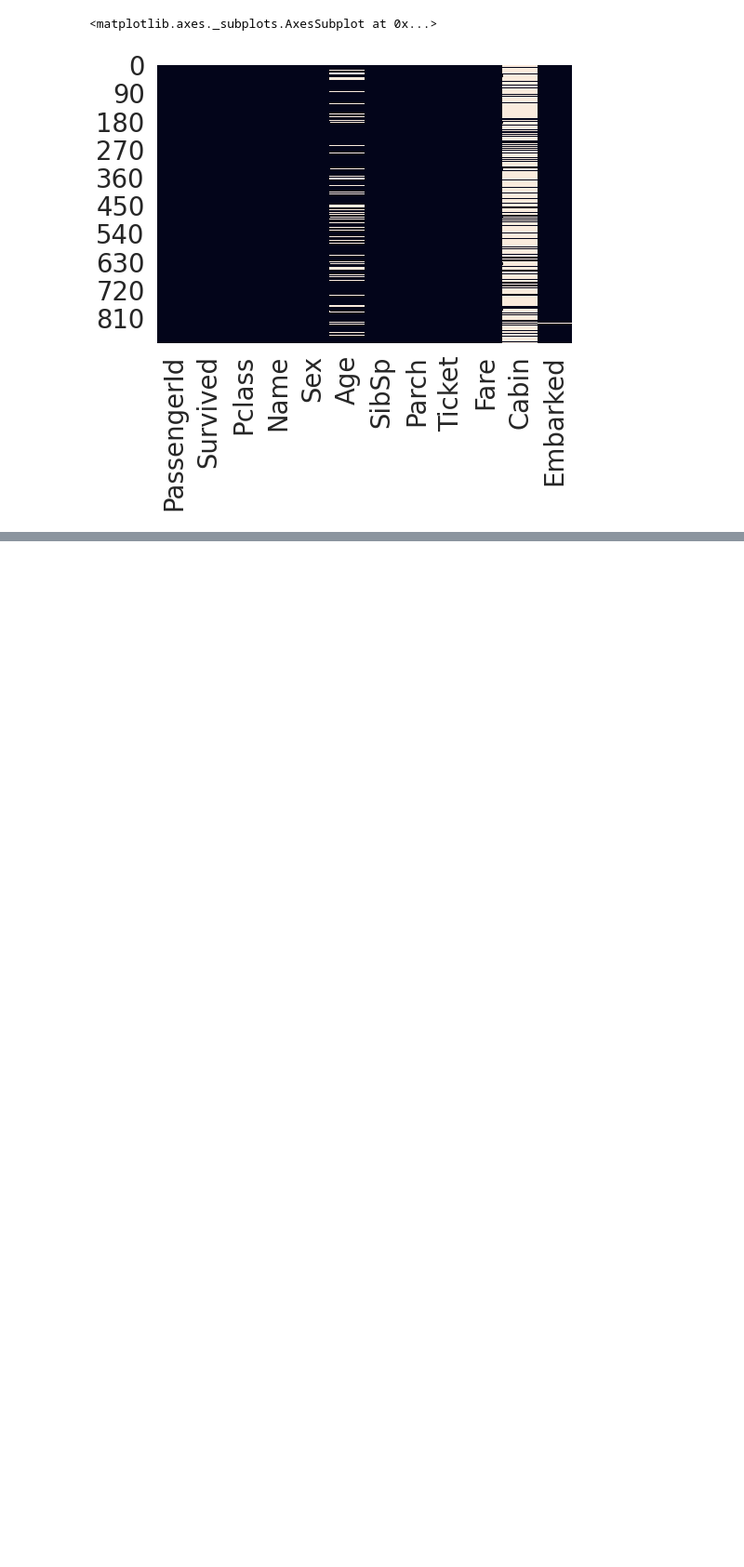
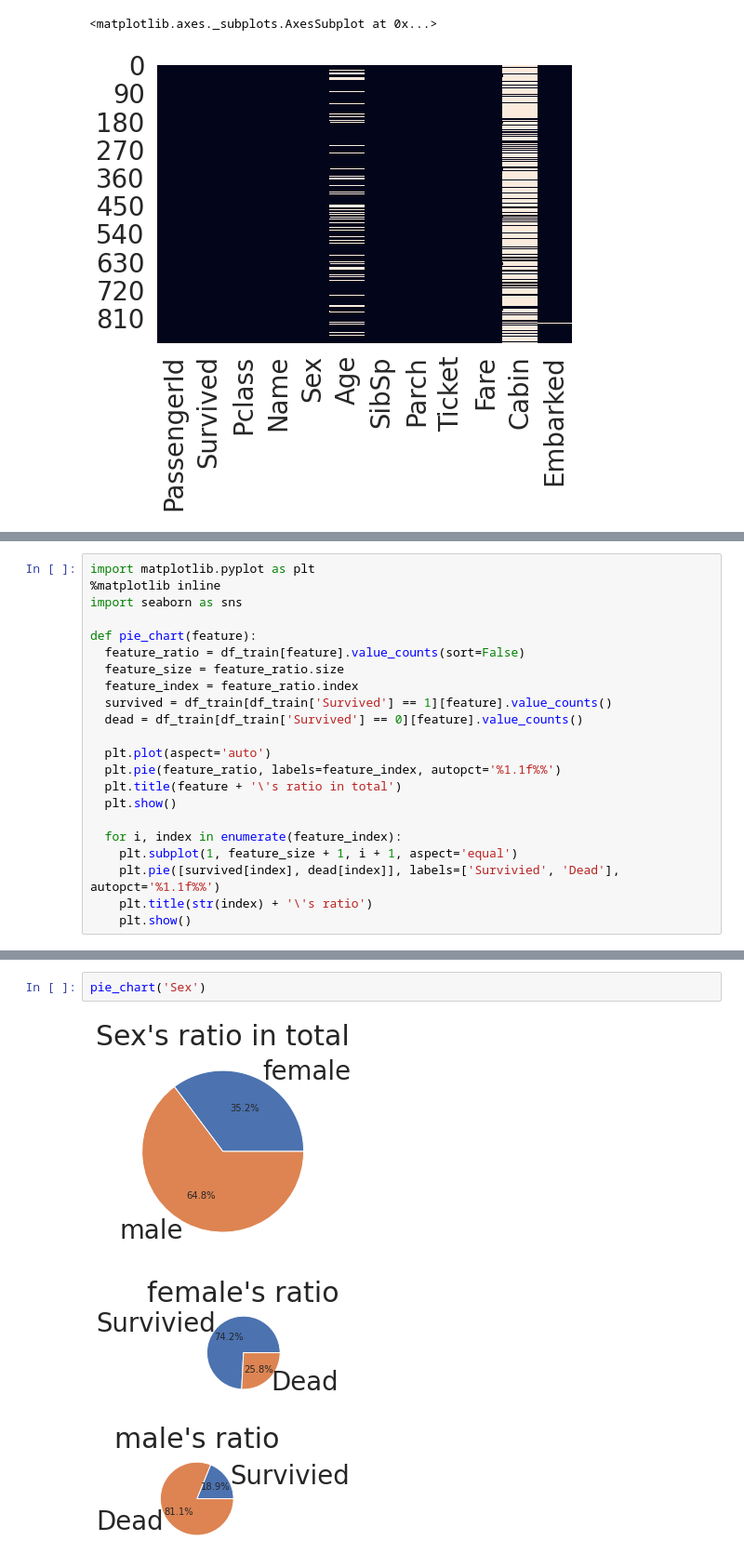
Before and after one commit to gnssl98/MachineLearning_Repo, a Jupyter notebook: kaggle.ipynb, the cells around one changed output, grey strips where cells are left out. Shown at 93% size. Drawn from its saved outputs; the diff is of its cells as text; blank space fills up the shorter version.

```diff
--- a/kaggle.ipynb
+++ b/kaggle.ipynb
@@ -195,0 +254,22 @@ SyntaxError: ignored
+# %%
+import matplotlib.pyplot as plt
+%matplotlib inline
+import seaborn as sns
+
+def pie_chart(feature):
+  feature_ratio = df_train[feature].value_counts(sort=False)
+  feature_size = feature_ratio.size
+  feature_index = feature_ratio.index
+  survived = df_train[df_train['Survived'] == 1][feature].value_counts()
+  dead = df_train[df_train['Survived'] == 0][feature].value_counts()
+
+  plt.plot(aspect='auto')
+  plt.pie(feature_ratio, labels=feature_index, autopct='%1.1f%%')
+  plt.title(feature + '\'s ratio in total')
+  plt.show()
+
+  for i, index in enumerate(feature_index):
+    plt.subplot(1, feature_size + 1, i + 1, aspect='equal')
+    plt.pie([survived[index], dead[index]], labels=['Survivied', 'Dead'], autopct='%1.1f%%')
+    plt.title(str(index) + '\'s ratio')
+    plt.show()
@@ -195,0 +280,6 @@ SyntaxError: ignored
+# %%
+pie_chart('Sex')
+# %% [output]
+[figure, added]
+[figure, added]
+[figure, added]
```
Also changed, not shown: parts of 26 cells of this notebook.
